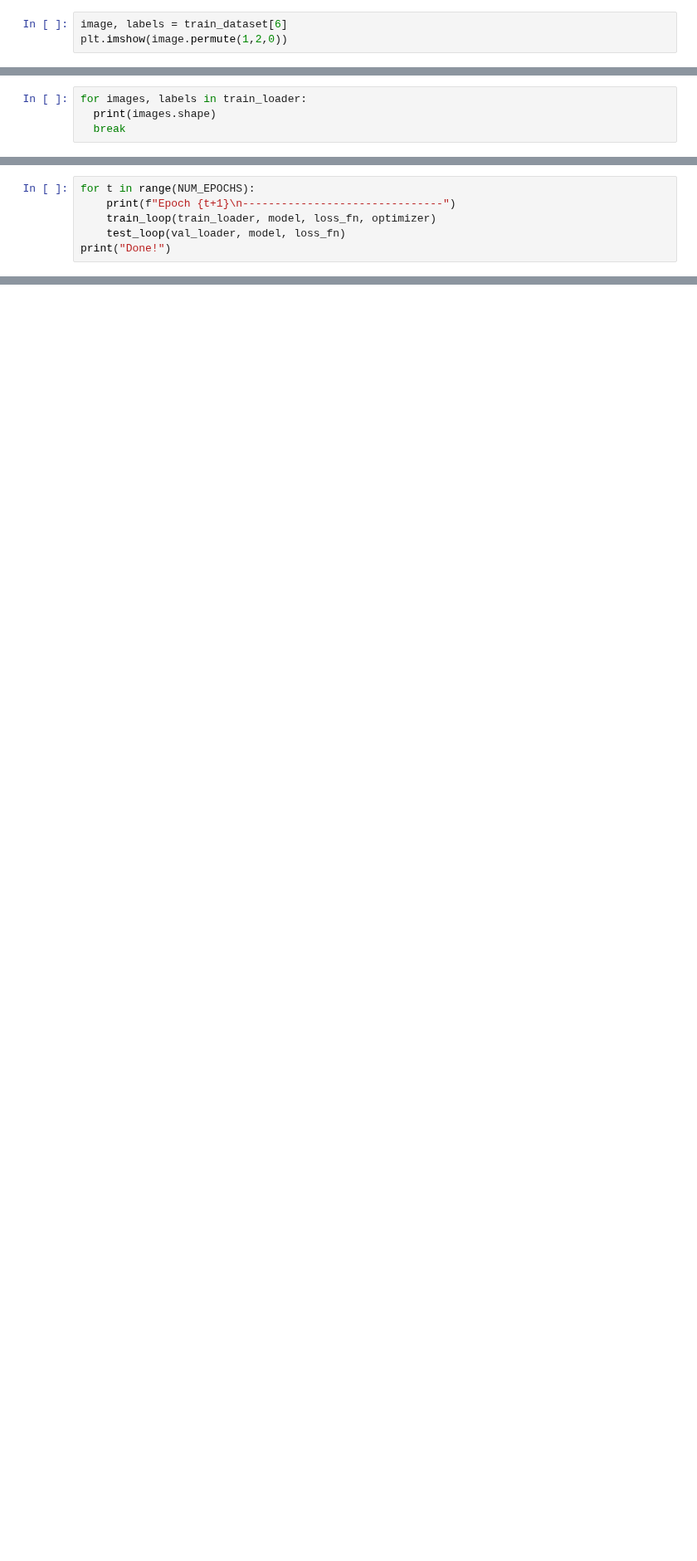
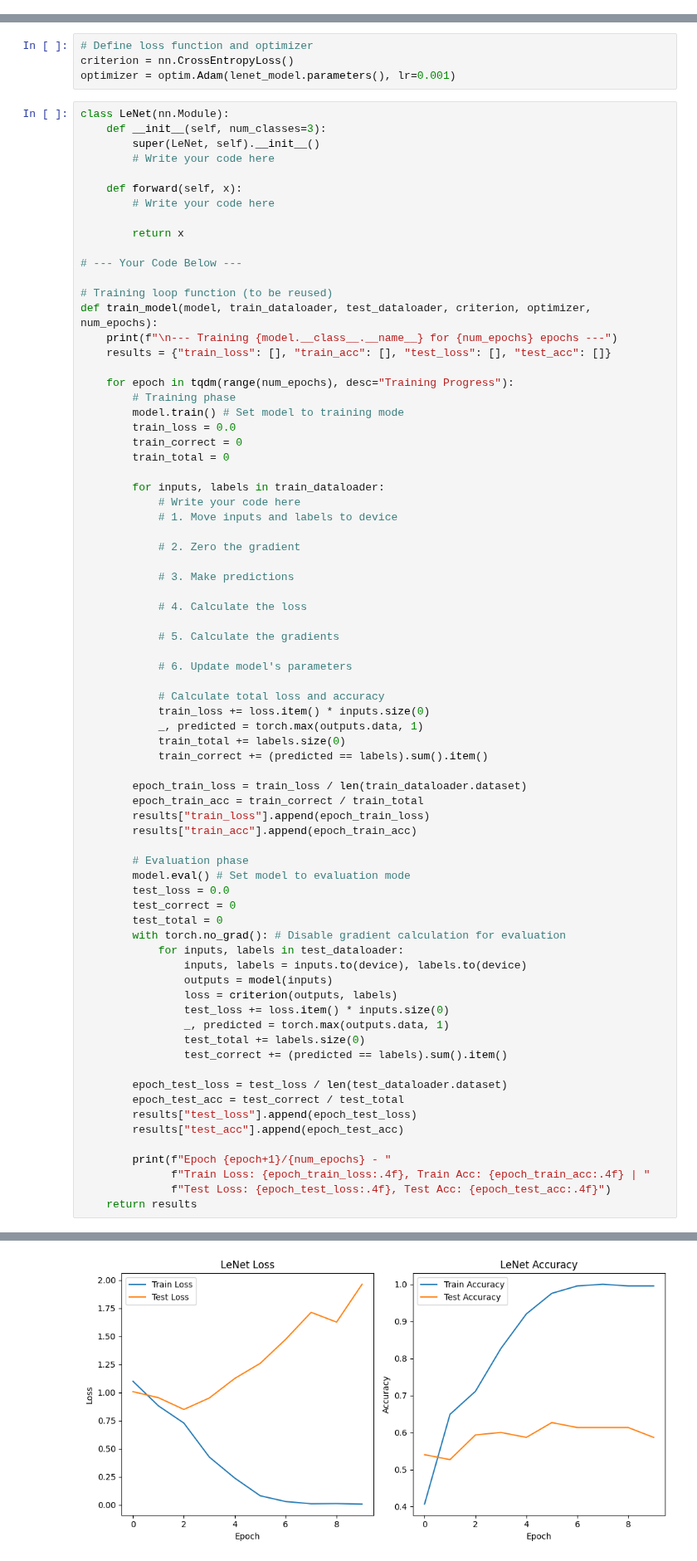
Before and after one commit to donlap/ds352-labs, a Jupyter notebook: Lab10_CNNs.ipynb, the cells around one changed output, grey strips where cells are left out. Shown at 83% size. Drawn from its saved outputs; the diff is of its cells as text; blank space fills up the shorter version.

```diff
--- a/Lab10_CNNs.ipynb
+++ b/Lab10_CNNs.ipynb
@@ -106,3 +9,0 @@ val_dataset = datasets.CIFAR10(root='data',
-# %%
-image, labels = train_dataset[6]
-plt.imshow(image.permute(1,2,0))
@@ -123,4 +9,0 @@ Check the size of each minibatch
-# %%
-for images, labels in train_loader:
-  print(images.shape)
-  break
@@ -208,6 +9,0 @@ def test_loop(dataloader, model, loss_fn):
-# %%
-for t in range(NUM_EPOCHS):
-    print(f"Epoch {t+1}\n-------------------------------")
-    train_loop(train_loader, model, loss_fn, optimizer)
-    test_loop(val_loader, model, loss_fn)
-print("Done!")
@@ -247,0 +160,79 @@ Prediction = tensor([[-0.1624,  1.3433, -1.1425, -2.4824, -1.1832, -0.5600, -3.7
+# %%
+# Define loss function and optimizer
+criterion = nn.CrossEntropyLoss()
+optimizer = optim.Adam(lenet_model.parameters(), lr=0.001)
+# %%
+class LeNet(nn.Module):
+    def __init__(self, num_classes=3):
+        super(LeNet, self).__init__()
+        # Write your code here
+
+    def forward(self, x):
+        # Write your code here
+
+        return x
+
+# --- Your Code Below ---
+
+# Training loop function (to be reused)
+def train_model(model, train_dataloader, test_dataloader, criterion, optimizer, num_epochs):
+    print(f"\n--- Training {model.__class__.__name__} for {num_epochs} epochs ---")
+    results = {"train_loss": [], "train_acc": [], "test_loss": [], "test_acc": []}
+
+    for epoch in tqdm(range(num_epochs), desc="Training Progress"):
+        # Training phase
+        model.train() # Set model to training mode
+        train_loss = 0.0
+        train_correct = 0
+        train_total = 0
+
+        for inputs, labels in train_dataloader:
+            # Write your code here
+            # 1. Move inputs and labels to device
+
+            # 2. Zero the gradient
+
+            # 3. Make predictions
+
+            # 4. Calculate the loss
+
+            # 5. Calculate the gradients
+
+            # 6. Update model's parameters
+
+            # Calculate total loss and accuracy
+            train_loss += loss.item() * inputs.size(0)
+            _, predicted = torch.max(outputs.data, 1)
+            train_total += labels.size(0)
+            train_correct += (predicted == labels).sum().item()
+
+        epoch_train_loss = train_loss / len(train_dataloader.dataset)
+        epoch_train_acc = train_correct / train_total
+        results["train_loss"].append(epoch_train_loss)
+        results["train_acc"].append(epoch_train_acc)
+
+        # Evaluation phase
+        model.eval() # Set model to evaluation mode
+        test_loss = 0.0
+        test_correct = 0
+        test_total = 0
+        with torch.no_grad(): # Disable gradient calculation for evaluation
+            for inputs, labels in test_dataloader:
+                inputs, labels = inputs.to(device), labels.to(device)
+                outputs = model(inputs)
+                loss = criterion(outputs, labels)
+                test_loss += loss.item() * inputs.size(0)
+                _, predicted = torch.max(outputs.data, 1)
+                test_total += labels.size(0)
+                test_correct += (predicted == labels).sum().item()
+
+        epoch_test_loss = test_loss / len(test_dataloader.dataset)
+        epoch_test_acc = test_correct / test_total
+        results["test_loss"].append(epoch_test_loss)
+        results["test_acc"].append(epoch_test_acc)
+
+        print(f"Epoch {epoch+1}/{num_epochs} - "
+              f"Train Loss: {epoch_train_loss:.4f}, Train Acc: {epoch_train_acc:.4f} | "
+              f"Test Loss: {epoch_test_loss:.4f}, Test Acc: {epoch_test_acc:.4f}")
+    return results
+# %% [output]
@@ -247,0 +260 @@ Prediction = tensor([[-0.1624,  1.3433, -1.1425, -2.4824, -1.1832, -0.5600, -3.7
+[figure, added]
```
Also changed, not shown: parts of 47 cells of this notebook.
